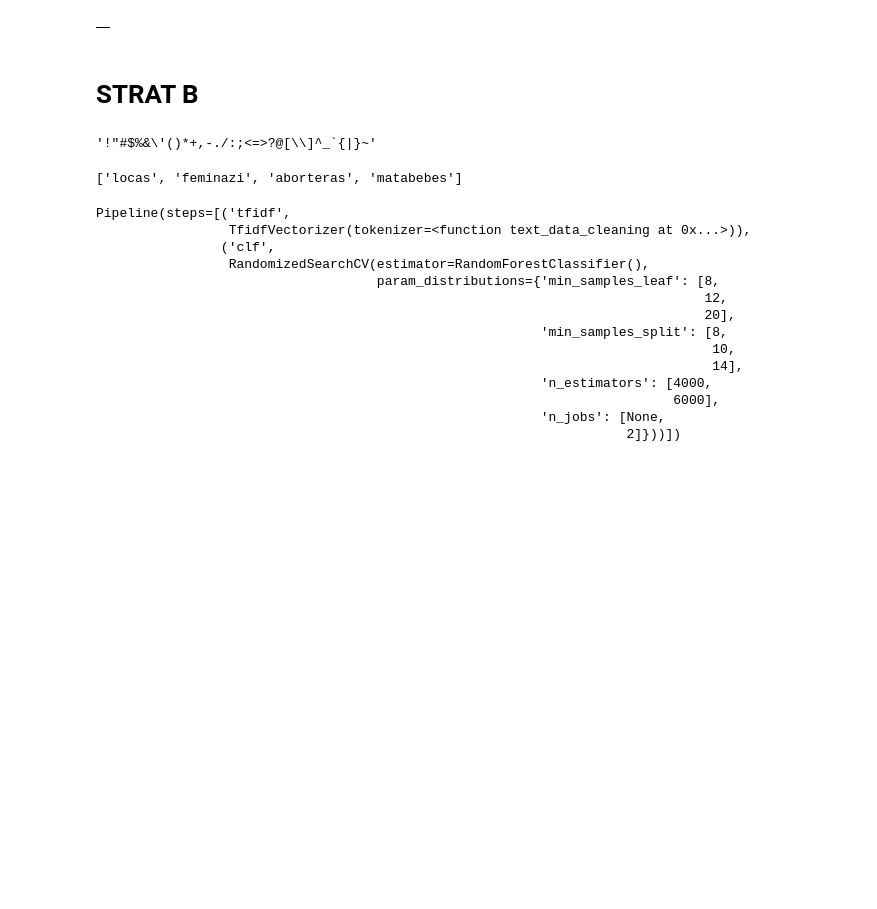
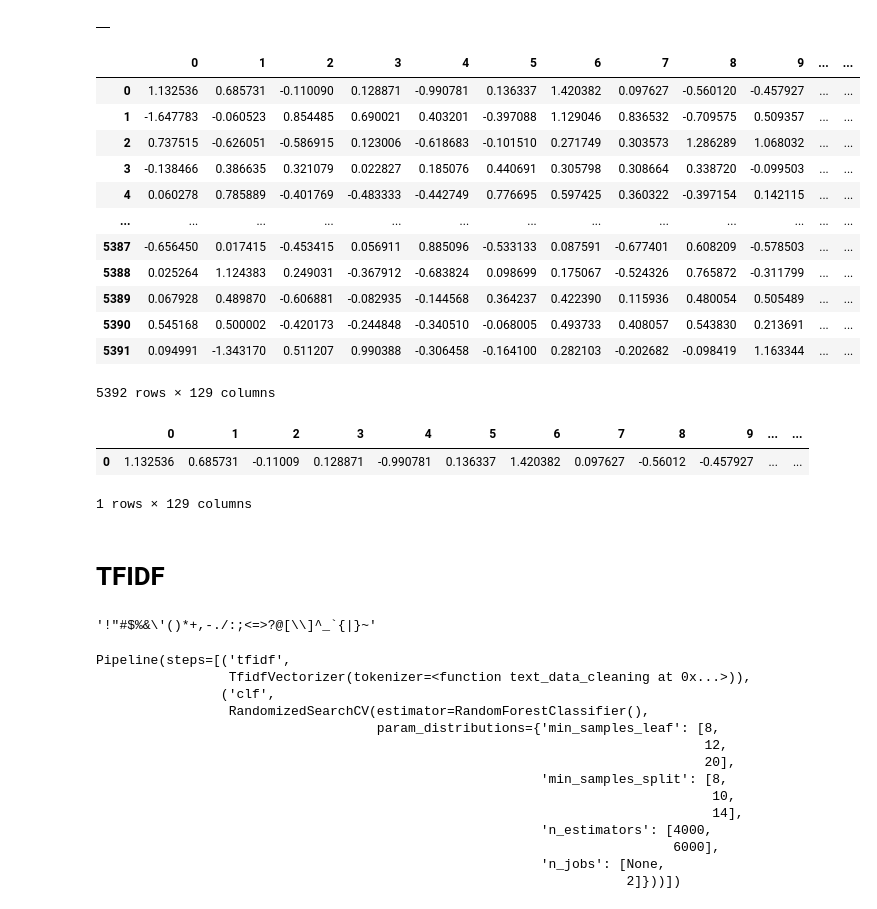
Before and after one commit to aGimenezO/IH-final-project-Misoginy-Tweet-Detection-NLP-Model, a Jupyter notebook: Natural Language Processing.ipynb, the cells around one changed output. Drawn from its saved outputs; the diff is of its cells as text; code cells hidden in the pictures; blank space fills up the shorter version.

```diff
--- a/Natural Language Processing.ipynb
+++ b/Natural Language Processing.ipynb
@@ -90,7 +109,5 @@ from sklearn.model_selection import train_test_split
 X = dataset.drop('Misoginy',axis=1)
 # %%
 y = dataset['Misoginy']
-# %%
-dataset['doc'] = [nlp(text) for text in dataset.full_text]
 # %%
 dataset
@@ -239,5 +265,33 @@ s = dataset['doc'].values[0].vector[np.newaxis].T
-# %% [markdown]
-# STRAT B
+# %%
+c = dataset['doc'].apply(lambda x: x.vector)
+# %%
+vectorized_dataset = pd.DataFrame(np.array(c).T.tolist())
+# %%
+vectorized_dataset['Misoginy'] = list(dataset['Misoginy'])
+# %%
+vectorized_dataset
+# %% [output]
+|  | 0 | 1 | 2 | 3 | 4 | 5 | 6 | 7 | 8 | 9 | ... | ... |
+| 0 | 1.132536 | 0.685731 | -0.110090 | 0.128871 | -0.990781 | 0.136337 | 1.420382 | 0.097627 | -0.560120 | -0.457927 | ... | ... |
+| 1 | -1.647783 | -0.060523 | 0.854485 | 0.690021 | 0.403201 | -0.397088 | 1.129046 | 0.836532 | -0.709575 | 0.509357 | ... | ... |
+| 2 | 0.737515 | -0.626051 | -0.586915 | 0.123006 | -0.618683 | -0.101510 | 0.271749 | 0.303573 | 1.286289 | 1.068032 | ... | ... |
+| 3 | -0.138466 | 0.386635 | 0.321079 | 0.022827 | 0.185076 | 0.440691 | 0.305798 | 0.308664 | 0.338720 | -0.099503 | ... | ... |
+| 4 | 0.060278 | 0.785889 | -0.401769 | -0.483333 | -0.442749 | 0.776695 | 0.597425 | 0.360322 | -0.397154 | 0.142115 | ... | ... |
+| ... | ... | ... | ... | ... | ... | ... | ... | ... | ... | ... | ... | ... |
+| 5387 | -0.656450 | 0.017415 | -0.453415 | 0.056911 | 0.885096 | -0.533133 | 0.087591 | -0.677401 | 0.608209 | -0.578503 | ... | ... |
+| 5388 | 0.025264 | 1.124383 | 0.249031 | -0.367912 | -0.683824 | 0.098699 | 0.175067 | -0.524326 | 0.765872 | -0.311799 | ... | ... |
+| 5389 | 0.067928 | 0.489870 | -0.606881 | -0.082935 | -0.144568 | 0.364237 | 0.422390 | 0.115936 | 0.480054 | 0.505489 | ... | ... |
+| 5390 | 0.545168 | 0.500002 | -0.420173 | -0.244848 | -0.340510 | -0.068005 | 0.493733 | 0.408057 | 0.543830 | 0.213691 | ... | ... |
+| 5391 | 0.094991 | -1.343170 | 0.511207 | 0.990388 | -0.306458 | -0.164100 | 0.282103 | -0.202682 | -0.098419 | 1.163344 | ... | ... |
+5392 rows × 129 columns
+# %%
+k
+# %% [output]
+|  | 0 | 1 | 2 | 3 | 4 | 5 | 6 | 7 | 8 | 9 | ... | ... |
+| 0 | 1.132536 | 0.685731 | -0.11009 | 0.128871 | -0.990781 | 0.136337 | 1.420382 | 0.097627 | -0.56012 | -0.457927 | ... | ... |
+1 rows × 129 columns
+# %% [markdown]
+# TFIDF
 # %%
 import string
 punct = string.punctuation
@@ -259,10 +313,6 @@ def text_data_cleaning(sentence):
         if token not in stopwords and token not in punct:
             cleaned_tokens.append(token)
     return cleaned_tokens
-# %%
-text_data_cleaning(dataset['full_text'].values[1])
-# %% [output]
-['locas', 'feminazi', 'aborteras', 'matabebes']
 # %%
 from sklearn.feature_extraction.text import TfidfVectorizer
 from sklearn.svm import LinearSVC
```
Also changed, not shown: parts of 13 cells of this notebook, 2 other files.
